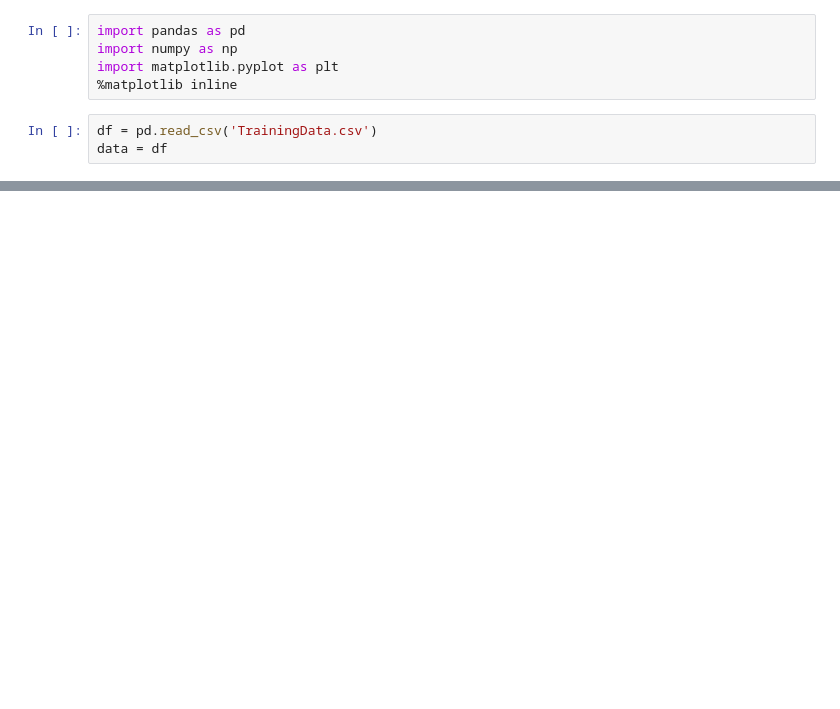
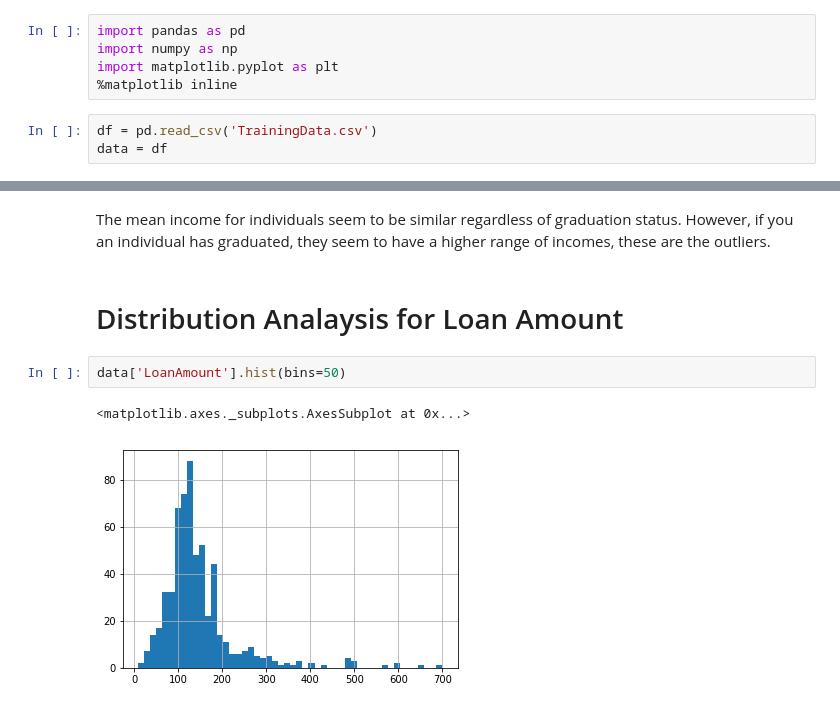
Before and after one commit to AmitRanganathan/Data-analysis-graphing, a Jupyter notebook: Loan Prediction/LoanPrediction.ipynb, the cells around one changed output, grey strips where cells are left out. Cells and saved outputs as stored; diff of their text form; blank space fills up the shorter version.

```diff
--- a/Loan Prediction/LoanPrediction.ipynb
+++ b/Loan Prediction/LoanPrediction.ipynb
@@ -34,0 +94,9 @@ data.describe()
+# %% [markdown]
+The mean income for individuals seem to be similar regardless of graduation status.  However, if you an individual has graduated, they seem to have a higher range of incomes, these are the outliers.
+# %% [markdown]
+# Distribution Analaysis for Loan Amount
+# %%
+data['LoanAmount'].hist(bins=50)
+# %% [output]
+<matplotlib.axes._subplots.AxesSubplot at 0x...>
+[figure, added]
```
Also changed, not shown: parts of 13 cells of this notebook.
